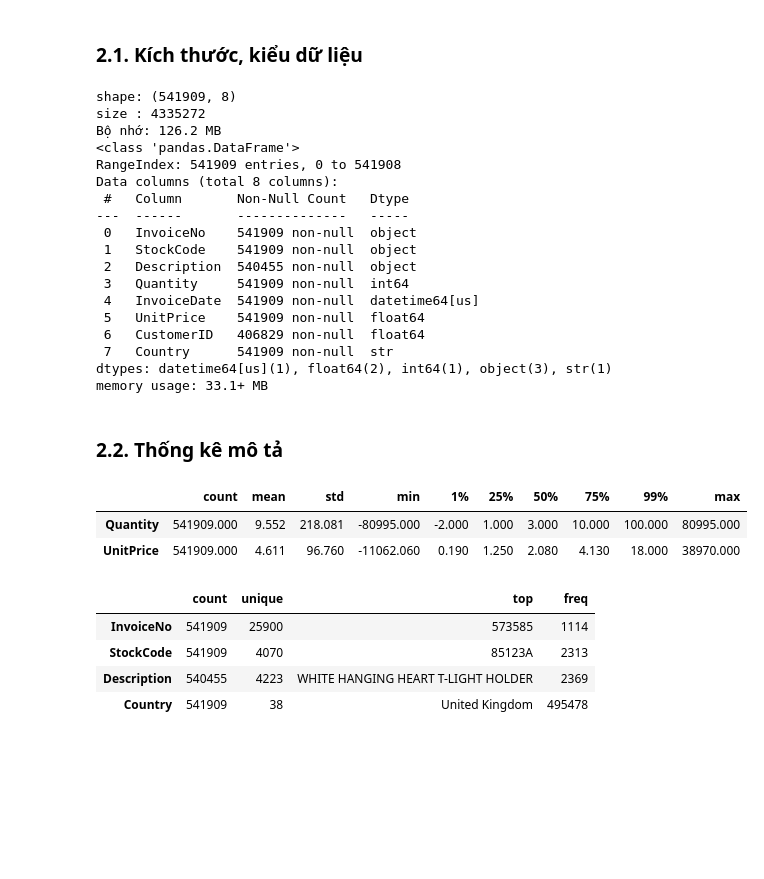
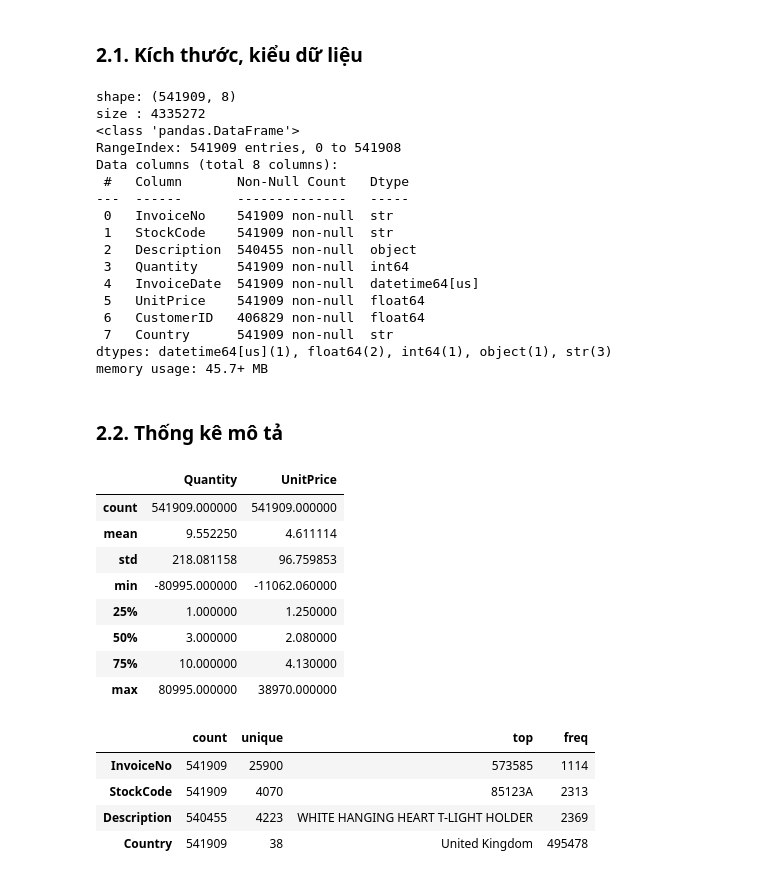
Before and after one commit to hieu110406/SGU-ML-High-Value-Customer-Prediction, a Jupyter notebook: project/notebooks/05_data_processing/preprocessing_v1.ipynb, the cells around one changed output. Saved outputs shown, nothing was run; the diff lists cells and outputs as text; code cells hidden in the pictures; blank space fills up the shorter version.

```diff
--- a/project/notebooks/05_data_processing/preprocessing_v1.ipynb
+++ b/project/notebooks/05_data_processing/preprocessing_v1.ipynb
@@ -12,15 +38,14 @@ import numpy as np
 import pandas as pd
 import matplotlib.pyplot as plt
 import seaborn as sns
-from IPython.display import display, Markdown
 
-sns.set_style("whitegrid")
-pd.set_option("display.max_columns", None)
-pd.set_option("display.float_format", lambda v: f"{v:.3f}")
-plt.rcParams.update({"figure.dpi": 90, "axes.titlesize": 11})
-
-
-ROOT = next(p for p in [Path.cwd(), *Path.cwd().parents] if (p / "data" / "raw").exists())
+ROOT = next(
+    root
+    for parent in [Path.cwd(), *Path.cwd().parents]
+    for root in (parent, parent / "project")
+    if (root / "src" / "preprocessing.py").is_file()
+    and (root / "data" / "raw").is_dir()
+)
 sys.path.insert(0, str(ROOT / "src"))
 import preprocessing as pp
 print("Thư mục gốc:", ROOT)
@@ -27,13 +54,10 @@ print("Thư mục gốc:", ROOT)
 # %% [markdown]
 Raw có **1 sheet**.
 # %%
-PATH = ROOT / "data" / "raw" / "Online Retail.xlsx"
+PATH = "../../data/raw/Online Retail.xlsx"
 
-sha = pp.sha256_of(PATH)
-print("SHA-256:", sha)
-assert sha == pp.RAW_SHA256, "Raw không phải file raw của dự án!"
-
-df = pp.load_raw(PATH)
+assert pp.sha256_of(PATH) == pp.RAW_SHA256, "Raw file SHA-256 mismatch!"
+df = pd.read_excel(PATH, sheet_name="Online Retail")
 print("shape:", df.shape)
 df.head()
 # %% [output]
@@ -52,36 +75,39 @@ shape: (541909, 8)
 # %%
 print("shape:", df.shape)
 print("size :", df.size)
-print("Bộ nhớ: %.1f MB" % (df.memory_usage(deep=True).sum() / 1024**2))
 df.info()
 # %% [output]
 shape: (541909, 8)
 size : 4335272
-Bộ nhớ: 126.2 MB
 <class 'pandas.DataFrame'>
 RangeIndex: 541909 entries, 0 to 541908
 Data columns (total 8 columns):
  #   Column       Non-Null Count   Dtype
 ---  ------       --------------   -----
- 0   InvoiceNo    541909 non-null  object
- 1   StockCode    541909 non-null  object
+ 0   InvoiceNo    541909 non-null  str
+ 1   StockCode    541909 non-null  str
  2   Description  540455 non-null  object
  3   Quantity     541909 non-null  int64
  4   InvoiceDate  541909 non-null  datetime64[us]
  5   UnitPrice    541909 non-null  float64
  6   CustomerID   406829 non-null  float64
  7   Country      541909 non-null  str
-dtypes: datetime64[us](1), float64(2), int64(1), object(3), str(1)
-memory usage: 33.1+ MB
+dtypes: datetime64[us](1), float64(2), int64(1), object(1), str(3)
+memory usage: 45.7+ MB
 # %% [markdown]
 ### 2.2. Thống kê mô tả
 # %%
-
-display(df[["Quantity", "UnitPrice"]].describe(percentiles=[.01, .25, .5, .75, .99]).T)
+df[["Quantity", "UnitPrice"]].describe()
 # %% [output]
-|  | count | mean | std | min | 1% | 25% | 50% | 75% | 99% | max |
-| Quantity | 541909.000 | 9.552 | 218.081 | -80995.000 | -2.000 | 1.000 | 3.000 | 10.000 | 100.000 | 80995.000 |
-| UnitPrice | 541909.000 | 4.611 | 96.760 | -11062.060 | 0.190 | 1.250 | 2.080 | 4.130 | 18.000 | 38970.000 |
+|  | Quantity | UnitPrice |
+| count | 541909.000000 | 541909.000000 |
+| mean | 9.552250 | 4.611114 |
+| std | 218.081158 | 96.759853 |
+| min | -80995.000000 | -11062.060000 |
+| 25% | 1.000000 | 1.250000 |
+| 50% | 3.000000 | 2.080000 |
+| 75% | 10.000000 | 4.130000 |
+| max | 80995.000000 | 38970.000000 |
 # %%
 
 display(df.select_dtypes(exclude=["number", "datetime"]).describe().T)
```
Also changed, not shown: parts of 20 cells of this notebook, 2 other files.
